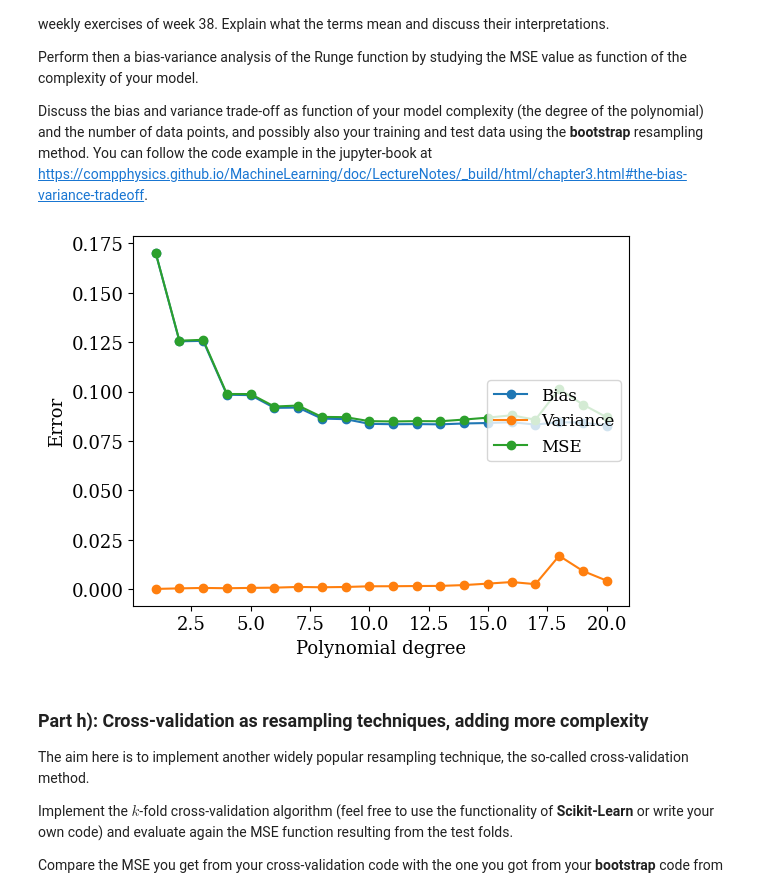
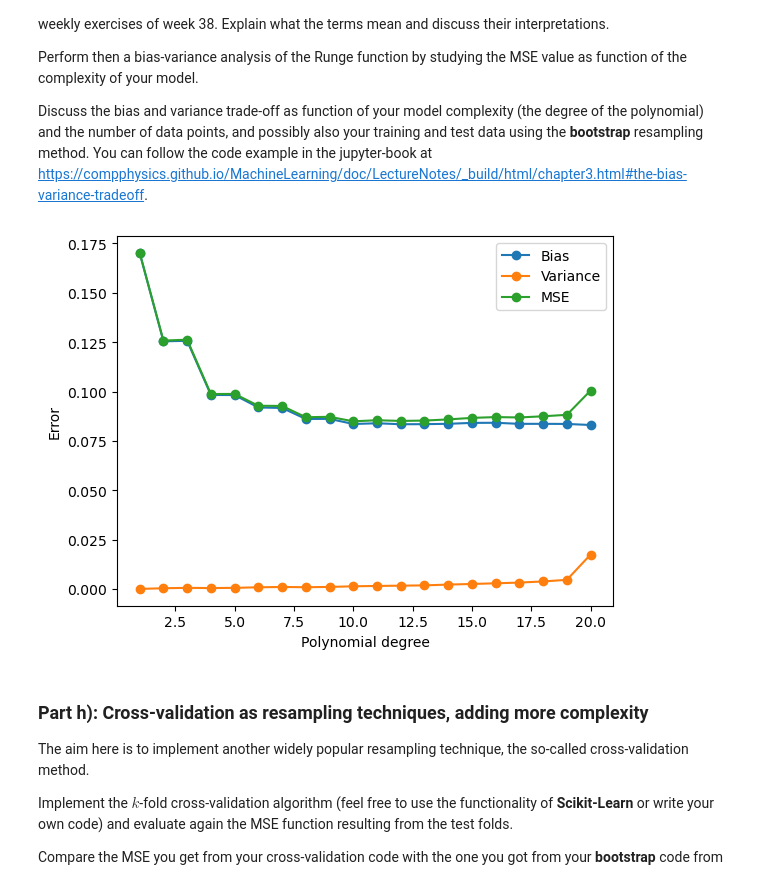
Before and after one commit to Waerstad/4155-Project-1, a Jupyter notebook: Code/project1_main.ipynb, the cells around one changed output. Drawn from its saved outputs; the diff is of its cells as text; code cells hidden in the pictures.

```diff
--- a/Code/project1_main.ipynb
+++ b/Code/project1_main.ipynb
@@ -437,7 +455,7 @@ n = 1000
 
 # Setting up data
 x = np.linspace(-1, 1, n)
-y = Runge_func(x) + np.random.normal(0, 0.1, size=n)
+y = Runge_func(x) + np.random.normal(0, 0.5, size=n)
 
 poly_min = 1
 poly_max = 15
@@ -448,7 +466,7 @@ exp_stop = -6
 n_ridge_lambdas = 20
 ridge_lambdas = np.logspace(exp_start, exp_stop, n_ridge_lambdas)
 
-runs = 100
+runs = 500
 
 mse_matrix_run_poly_lambda = np.zeros([runs, len(poly_degrees), len(ridge_lambdas)])
 r2_matrix_run_poly_lambda = np.zeros([runs, len(poly_degrees), len(ridge_lambdas)])
@@ -519,18 +537,18 @@ n = 1000
 
 # Setting up data
 x = np.linspace(-1, 1, n)
-y = Runge_func(x) + np.random.normal(0, 0.1, size=n)
+y = Runge_func(x) + np.random.normal(0, 0.5, size=n)
 
 poly_min = 10
 poly_max = 15
 poly_degrees = np.arange(poly_min, poly_max + 1, 1)
 
-exp_start = -7
-exp_stop = -5
+exp_start = -5
+exp_stop = -2
 n_ridge_lambdas = 20
 ridge_lambdas = np.logspace(exp_start, exp_stop, n_ridge_lambdas)
 
-runs = 100
+runs = 500
 
 mse_matrix_run_poly_lambda = np.zeros([runs, len(poly_degrees), len(ridge_lambdas)])
 r2_matrix_run_poly_lambda = np.zeros([runs, len(poly_degrees), len(ridge_lambdas)])
@@ -1523,7 +1545,7 @@ y = Runge_func(x) + np.random.normal(0, 0.1, size=n)
 x = x.reshape(-1,1)
 y = y.reshape(-1,1)
 
-bootstraps = 100
+bootstraps = 1000
 
 max_degree = 20
 poly_degrees = np.arange(1, max_degree + 1, 1)
@@ -1553,49 +1575,38 @@ for degree in range(len(poly_degrees)):
         # Later comparing against the un-touched y_test
         #
         X_train_resampled, y_train_resampled = resample(X_train_s, y_train)
 
         # Training the model on training data
         beta = OLS_parameters(X_train_resampled, y_train_resampled)
         # Making the prediction on test data
         pred = X_test_s @ beta
         predictions[b,:] = pred.ravel()
 
     # We take the true values or target, as the un-tough values in the y_test split
     # The predicted y values, lives in the predictions matrix, where each row is a sample of values,
     # and each column corresponding to a one y point across bootstrap samples
     biases[degree] = np.mean((y_test.T - np.mean(predictions, axis=0))**2)
 
     # Var(prediction) is the mean of the flatend matrix, over all samples
     variances[degree] = np.mean((predictions - np.mean(predictions, axis=0))**2)
 
     # For the MSE, we take difference of each y point per bootstrap sample, making y_test a row vector
     # then squaring, before taking the mean over the flattened matrix
 
     MSEs[degree] = np.mean(np.mean((predictions - y_test.T)**2, axis=1), axis=0)
 
-plt.rcParams.update({
-    'text.usetex': False,           # Use mathtext instead of full LaTeX
-    'font.family': 'serif',
-    'font.size': 13,
-    'axes.titlesize': 13,
-    'axes.labelsize': 13,
-    'xtick.labelsize': 13,
-    'ytick.labelsize': 13,
-    'legend.fontsize': 12,
-})
-
-plt.plot(poly_degrees, biases, 'o-', label="Bias", alpha=1.0)
-plt.plot(poly_degrees, variances, 'o-', label="Variance", alpha=1.0)
-plt.plot(poly_degrees, MSEs, 'o-', label="MSE", alpha=1.0)
+plt.plot(poly_degrees, biases, 'o-', label="Bias")
+plt.plot(poly_degrees, variances, 'o-', label="Variance")
+plt.plot(poly_degrees, MSEs, 'o-', label="MSE")
 #plt.title(f"Bias-variance tradeoff, for {n} data points and {bootstraps} bootstraps")
 plt.xlabel("Polynomial degree")
 plt.ylabel("Error")
-plt.legend(loc="right")
+plt.legend()
 plt.savefig("bias_var_tradeoff.pdf", bbox_inches="tight")
 plt.show()
 plt.close()
 # %% [output]
-[figure, old version]
+[figure, new version]
 # %% [markdown]
 ### Part h): Cross-validation as resampling techniques, adding more complexity
 
```
Also changed, not shown: parts of 10 cells of this notebook.
